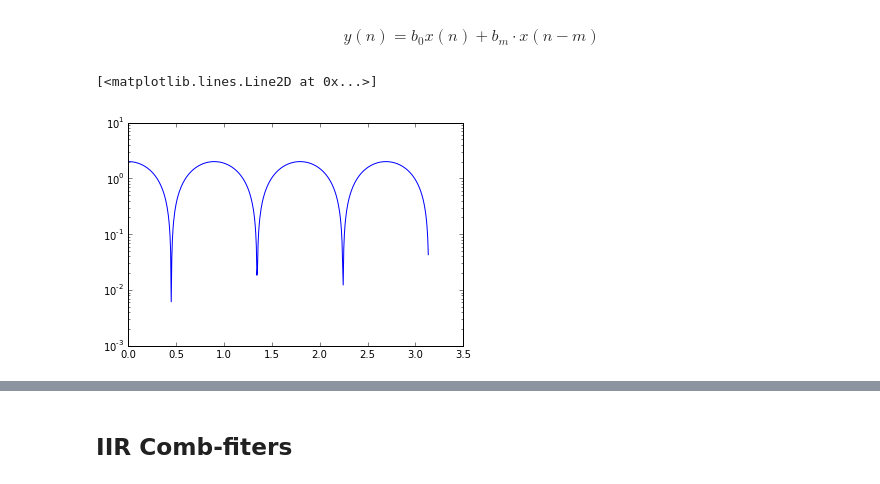
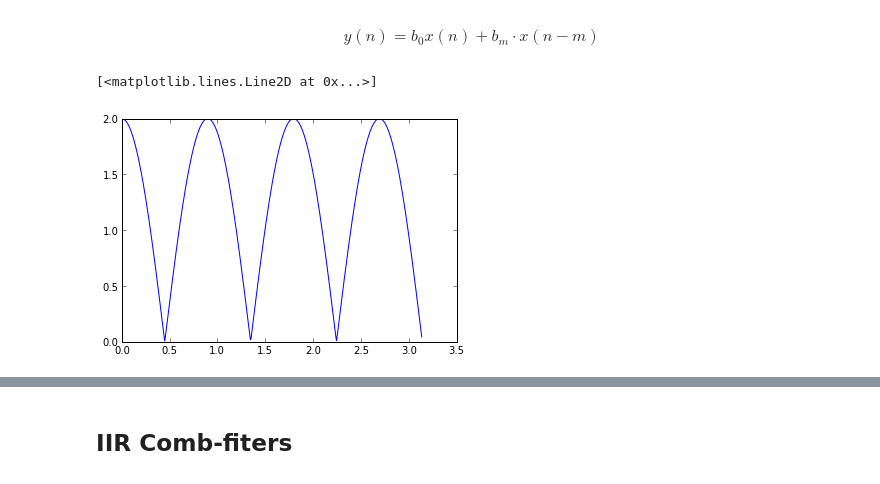
Before and after one commit to mantaraya36/201A-ipython, a Jupyter notebook: Audio Filters.ipynb, the cells around one changed output, grey strips where cells are left out. Cells and saved outputs as stored; diff of their text form; code cells hidden in the pictures.

```diff
--- a/Audio Filters.ipynb
+++ b/Audio Filters.ipynb
@@ -195,11 +236,11 @@ $$y(n) = b_0x(n) + b_m\cdot x(n-m)$$
 # %%
 b = [1,0,0,0,0,0,0,1]
 a = [1]
 frq, resp = freqz(b,a)
-semilogy(frq, abs(resp))
+plot(frq, abs(resp))
 # %% [output]
 [<matplotlib.lines.Line2D at 0x...>]
-[figure, old version]
+[figure, new version]
 # %%
 b = [1,0,0,0,0,0,1]
 a = [1]
```
Also changed, not shown: parts of 37 cells of this notebook.
